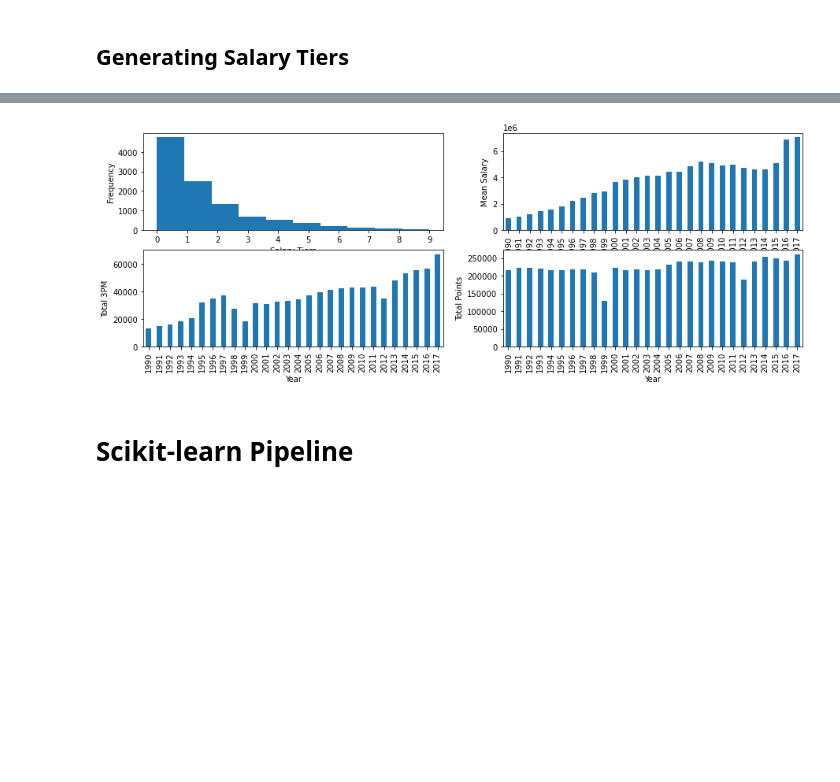
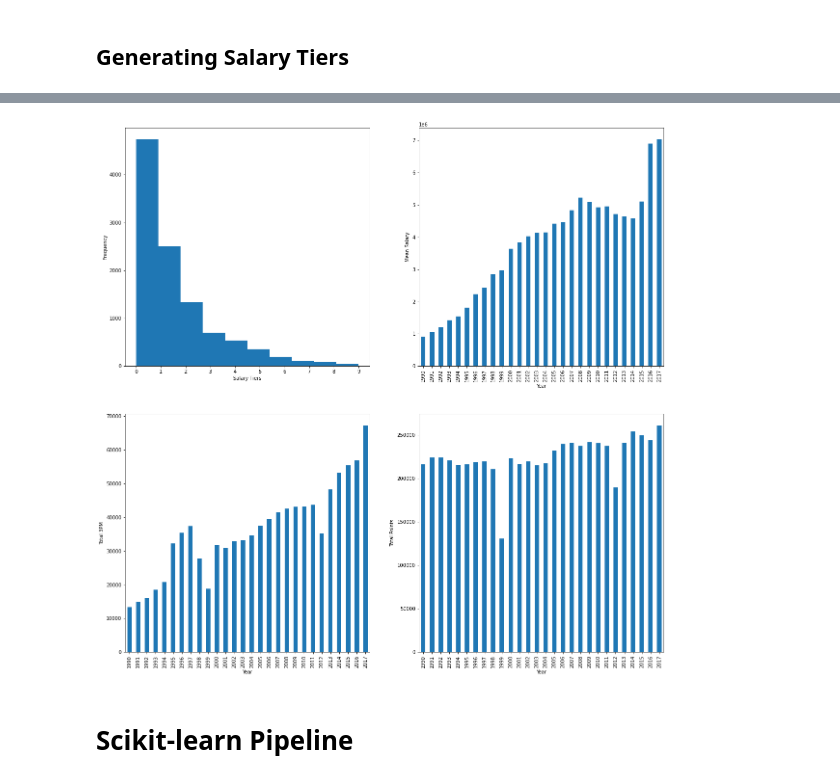
Before and after one commit to davidq2010/NBASalaryPrediction, a Jupyter notebook: PreprocessTrainPipeline.ipynb, the cells around one changed output, grey strips where cells are left out. Saved outputs shown, nothing was run; the diff lists cells and outputs as text; code cells hidden in the pictures; blank space fills up the shorter version.

```diff
--- a/PreprocessTrainPipeline.ipynb
+++ b/PreprocessTrainPipeline.ipynb
@@ -104,23 +104,46 @@ Merged With Salary Tier:
 10582            0
 10583            0
 10584            0
+# %%
+plot_dir = os.path.join(src_dir, 'Plots')
+os.makedirs(plot_dir, exist_ok=True)
 # %%
-def plot_salary_info(merged_sal_tier: pd.DataFrame):
+from matplotlib.transforms import Bbox
+
+def full_extent(ax, pad=0.0):
+    """Get the full extent of an axes, including axes labels, tick labels, and
+    titles."""
+    # For text objects, we need to draw the figure first, otherwise the extents
+    # are undefined.
+    ax.figure.canvas.draw()
+    items = ax.get_xticklabels() + ax.get_yticklabels()
+    items += [ax, ax.xaxis.label, ax.yaxis.label, ax.title]
+    bbox = Bbox.union([item.get_window_extent() for item in items])
+
+    return bbox.expanded(1.0+pad, 1.0+pad)
+
+def plot_salary_info(merged_sal_tier: pd.DataFrame, plot_dir=None):
     fig, axs = plt.subplots(2, 2)
-    fig.set_size_inches(15, 5)
+    fig.set_size_inches(20, 20)
     merged_data['Salary Tier'].plot.hist(ax=axs[0, 0], bins=num_tiers, xticks=list(range(num_tiers)))
     axs[0, 0].set_xlabel("Salary Tiers")
     merged_data.groupby('Season End')['Salary'].mean().sort_index().plot.bar(ax=axs[0, 1])
     axs[0, 1].set_xlabel("Year")
     axs[0, 1].set_ylabel("Mean Salary")
     merged_data.groupby('Season End')['3PA'].sum().sort_index().plot.bar(ax=axs[1, 0])
     axs[1, 0].set_xlabel("Year")
     axs[1, 0].set_ylabel("Total 3PM")
     merged_data.groupby('Season End')['PTS'].sum().sort_index().plot.bar(ax=axs[1, 1])
     axs[1, 1].set_xlabel("Year")
     axs[1, 1].set_ylabel("Total Points")
-    plt.show()
+    if plot_dir:
+        for i, ax in enumerate(axs.reshape(-1)):
+            #extent = ax.get_window_extent().transformed(fig.dpi_scale_trans.inverted())
+            extent = full_extent(ax, .1).transformed(fig.dpi_scale_trans.inverted())
+            fig.savefig(os.path.join(plot_dir, 'ax{}.png'.format(i)), bbox_inches=extent)
+        fig.savefig(os.path.join(plot_dir, 'RelevantStatsPlot'))
+    else: plt.show()
 
-if debug: plot_salary_info(merged_data)
+if debug: plot_salary_info(merged_data, plot_dir)
 # %% [output]
-[figure, old version]
+[figure, new version]
```
Also changed, not shown: parts of 14 cells of this notebook, 7 other files.
